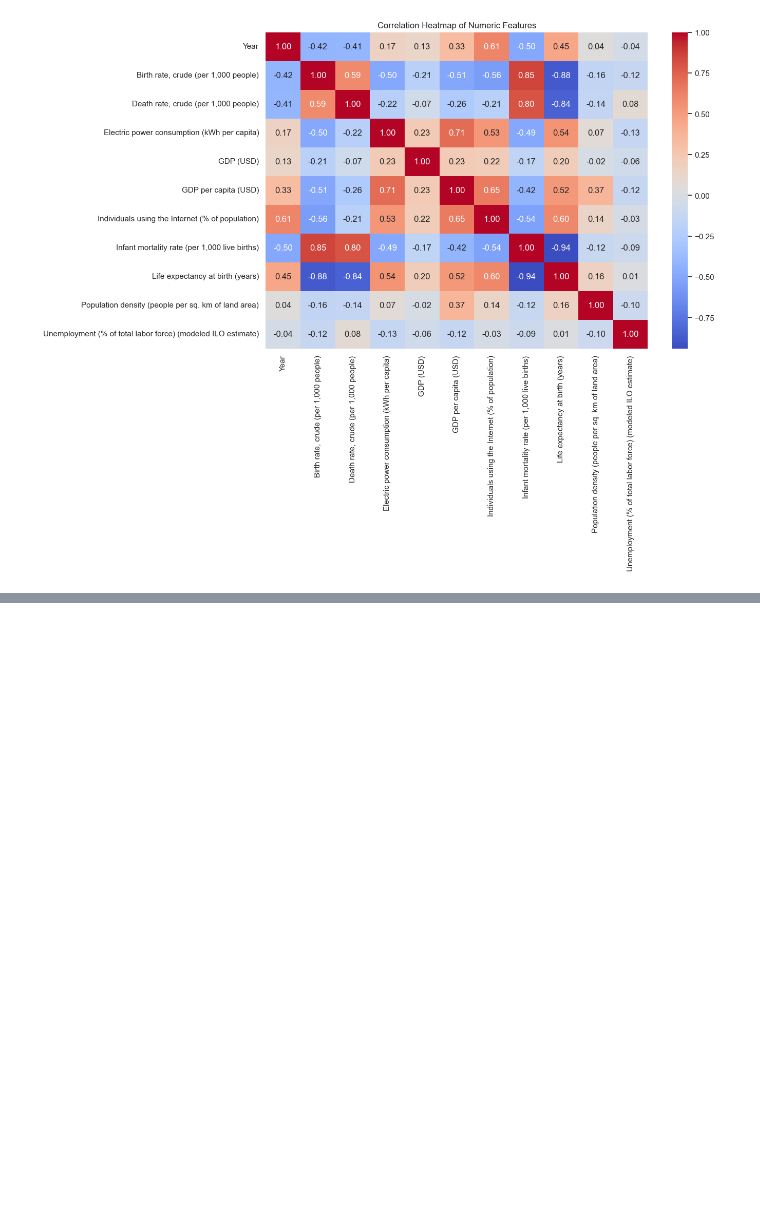
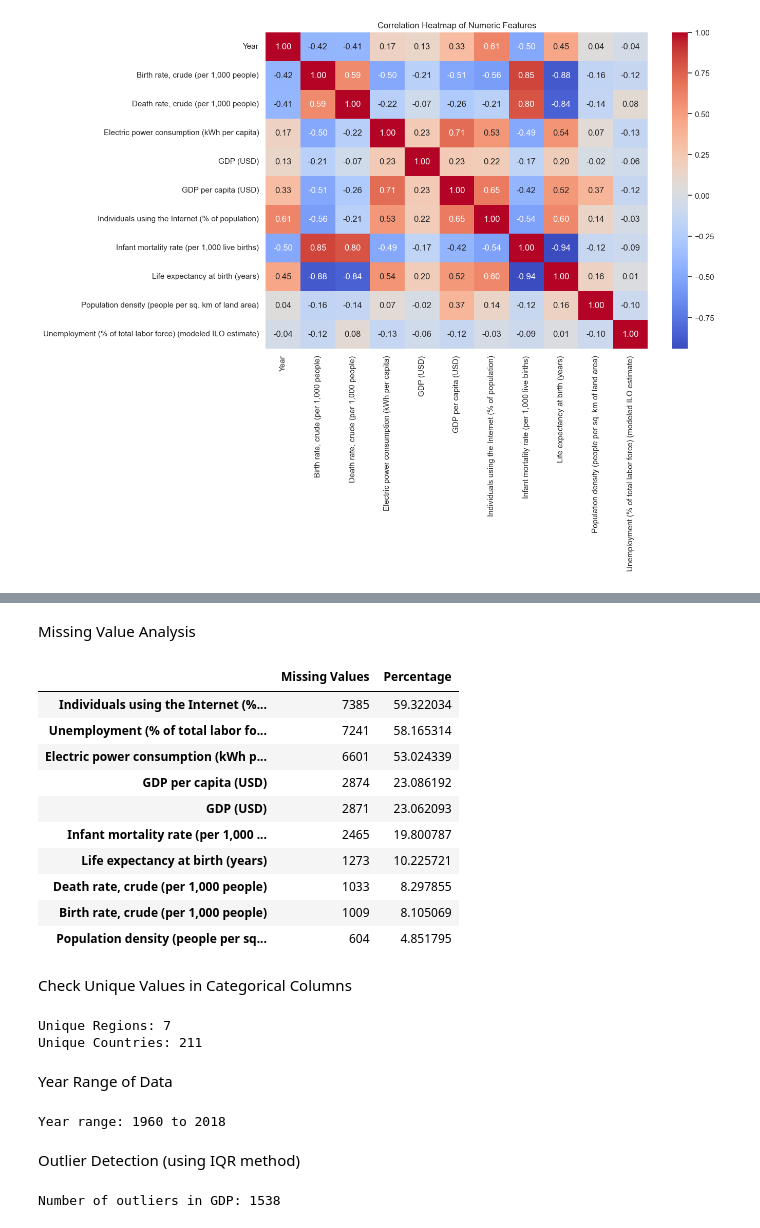
Before and after one commit to AkshatSahay72/worldbank-data-visualisation, a Jupyter notebook: main.ipynb, the cells around one changed output, grey strips where cells are left out. Cells and saved outputs as stored; diff of their text form; code cells hidden in the pictures; blank space fills up the shorter version.

```diff
--- a/main.ipynb
+++ b/main.ipynb
@@ -149,0 +205,46 @@ plt.show()
+# %% [markdown]
+Missing Value Analysis
+# %%
+missing = df.isnull().sum()
+missing_percent = (missing / len(df)) * 100
+missing_df = pd.DataFrame({'Missing Values': missing, 'Percentage': missing_percent})
+missing_df = missing_df[missing_df['Missing Values'] > 0].sort_values(by='Percentage', ascending=False)
+
+missing_df
+# %% [output]
+|  | Missing Values | Percentage |
+| Individuals using the Internet (%... | 7385 | 59.322034 |
+| Unemployment (% of total labor fo... | 7241 | 58.165314 |
+| Electric power consumption (kWh p... | 6601 | 53.024339 |
+| GDP per capita (USD) | 2874 | 23.086192 |
+| GDP (USD) | 2871 | 23.062093 |
+| Infant mortality rate (per 1,000 ... | 2465 | 19.800787 |
+| Life expectancy at birth (years) | 1273 | 10.225721 |
+| Death rate, crude (per 1,000 people) | 1033 | 8.297855 |
+| Birth rate, crude (per 1,000 people) | 1009 | 8.105069 |
+| Population density (people per sq... | 604 | 4.851795 |
+# %% [markdown]
+Check Unique Values in Categorical Columns
+# %%
+print("Unique Regions:", df['Region'].nunique())
+print("Unique Countries:", df['Country Name'].nunique())
+# %% [output]
+Unique Regions: 7
+Unique Countries: 211
+# %% [markdown]
+Year Range of Data
+# %%
+print("Year range:", df['Year'].min(), "to", df['Year'].max())
+# %% [output]
+Year range: 1960 to 2018
+# %% [markdown]
+Outlier Detection (using IQR method)
+# %%
+Q1 = df['GDP (USD)'].quantile(0.25)
+Q3 = df['GDP (USD)'].quantile(0.75)
+IQR = Q3 - Q1
+
+outliers = df[(df['GDP (USD)'] < (Q1 - 1.5 * IQR)) | (df['GDP (USD)'] > (Q3 + 1.5 * IQR))]
+print(f"Number of outliers in GDP: {len(outliers)}")
+# %% [output]
+Number of outliers in GDP: 1538
```
Also changed, not shown: parts of 12 cells of this notebook.
